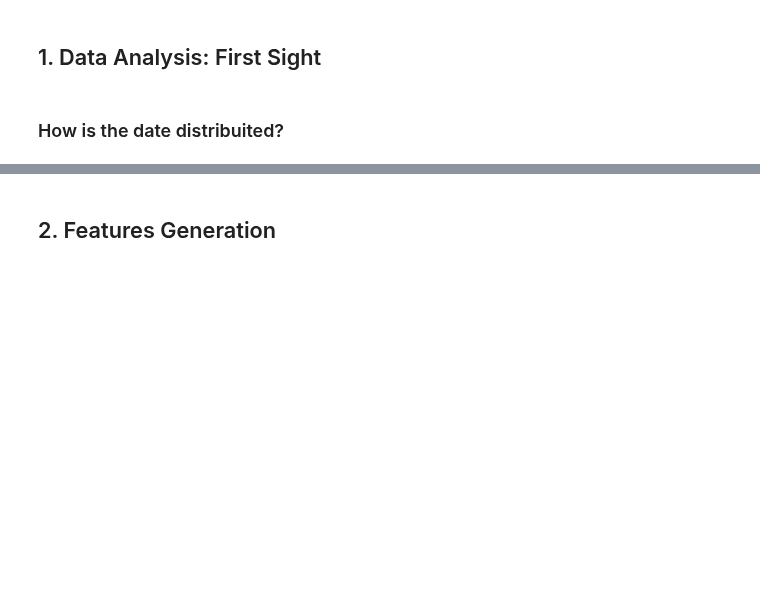
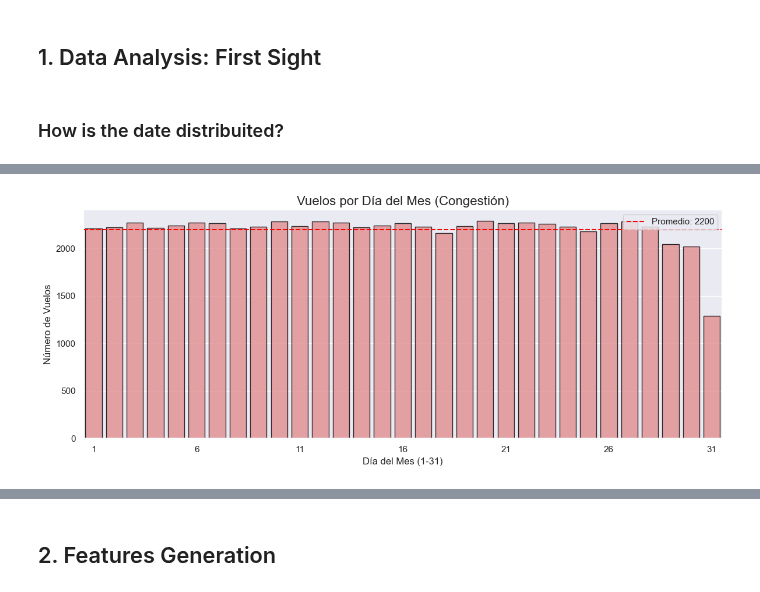
Before and after one commit to codificandoai/flight-delays, a Jupyter notebook: challenge/exploration.ipynb, the cells around one changed output, grey strips where cells are left out. Drawn from its saved outputs; the diff is of its cells as text; code cells hidden in the pictures; blank space fills up the shorter version.

```diff
--- a/challenge/exploration.ipynb
+++ b/challenge/exploration.ipynb
@@ -17,0 +108,20 @@ data.info()
+# %%
+# improved
+# Más legible + promedio diario
+flights_by_day = data['DIA'].value_counts().sort_index()
+
+plt.figure(figsize=(12, 5))
+sns.barplot(x=flights_by_day.index, y=flights_by_day.values,
+            color='lightcoral', alpha=0.8, edgecolor='black')
+plt.axhline(y=flights_by_day.mean(), color='red', linestyle='--',
+            label=f'Promedio: {flights_by_day.mean():.0f}')
+plt.title('Vuelos por Día del Mes (Congestión)', fontsize=16)
+plt.xlabel('Día del Mes (1-31)', fontsize=12)
+plt.ylabel('Número de Vuelos', fontsize=12)
+plt.legend()
+plt.xticks(range(0,32,5))  # Cada 5 días
+plt.tight_layout()
+plt.savefig('flights_by_day_pro.png', dpi=300)
+plt.show()
+# %% [output]
+[figure, added]
```
Also changed, not shown: parts of 69 cells of this notebook, 2 other files.
